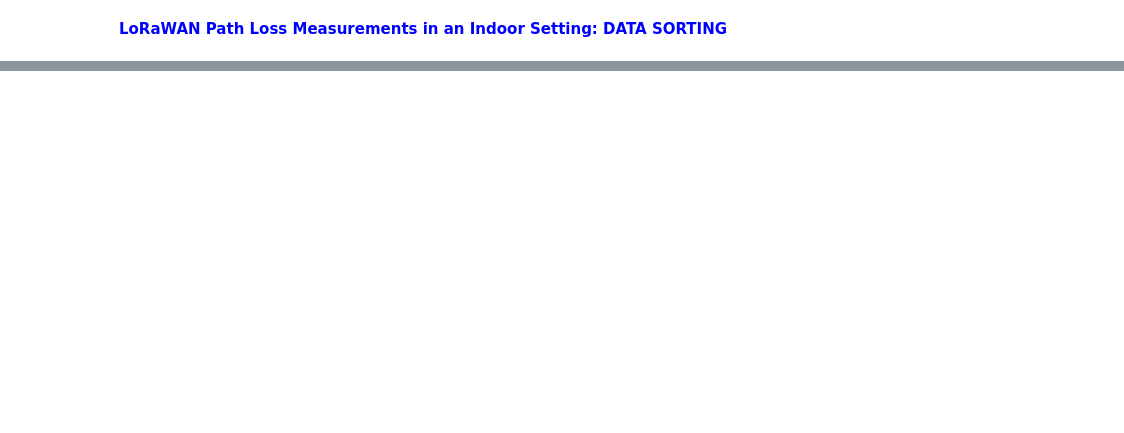
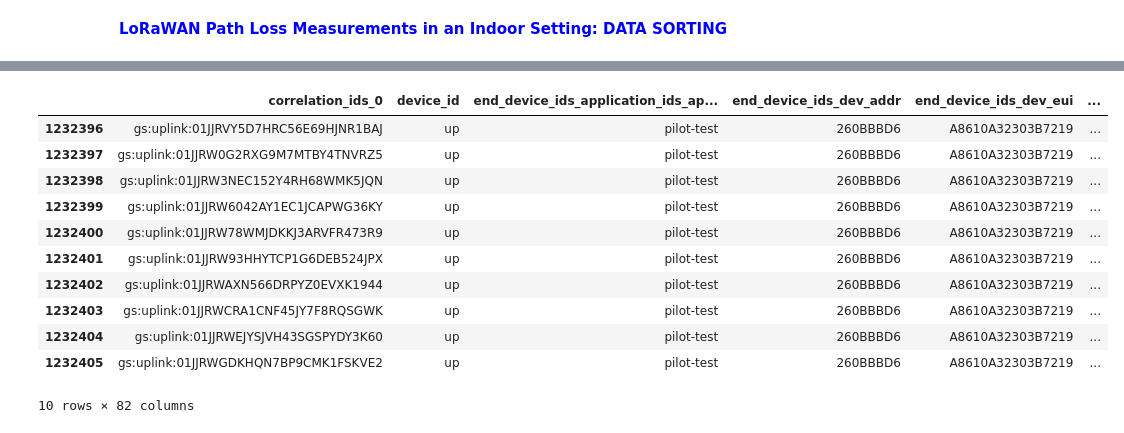
Before and after one commit to nahshonmokua/LoRaWAN-Indoor-Path-Loss-Modelling-with-MultiWall-Environment-Factors, a Jupyter notebook: Data_Sortation.ipynb, the cells around one changed output, grey strips where cells are left out. Drawn from its saved outputs; the diff is of its cells as text; code cells hidden in the pictures; blank space fills up the shorter version.

```diff
--- a/Data_Sortation.ipynb
+++ b/Data_Sortation.ipynb
@@ -251,0 +263,15 @@ memory usage: 647.7+ MB
+# %%
+df_dedup.tail(10)
+# %% [output]
+|  | correlation_ids_0 | device_id | end_device_ids_application_ids_ap... | end_device_ids_dev_addr | end_device_ids_dev_eui | ... |
+| 1232396 | gs:uplink:01JJRVY5D7HRC56E69HJNR1BAJ | up | pilot-test | 260BBBD6 | A8610A32303B7219 | ... |
+| 1232397 | gs:uplink:01JJRW0G2RXG9M7MTBY4TNVRZ5 | up | pilot-test | 260BBBD6 | A8610A32303B7219 | ... |
+| 1232398 | gs:uplink:01JJRW3NEC152Y4RH68WMK5JQN | up | pilot-test | 260BBBD6 | A8610A32303B7219 | ... |
+| 1232399 | gs:uplink:01JJRW6042AY1EC1JCAPWG36KY | up | pilot-test | 260BBBD6 | A8610A32303B7219 | ... |
+| 1232400 | gs:uplink:01JJRW78WMJDKKJ3ARVFR473R9 | up | pilot-test | 260BBBD6 | A8610A32303B7219 | ... |
+| 1232401 | gs:uplink:01JJRW93HHYTCP1G6DEB524JPX | up | pilot-test | 260BBBD6 | A8610A32303B7219 | ... |
+| 1232402 | gs:uplink:01JJRWAXN566DRPYZ0EVXK1944 | up | pilot-test | 260BBBD6 | A8610A32303B7219 | ... |
+| 1232403 | gs:uplink:01JJRWCRA1CNF45JY7F8RQSGWK | up | pilot-test | 260BBBD6 | A8610A32303B7219 | ... |
+| 1232404 | gs:uplink:01JJRWEJYSJVH43SGSPYDY3K60 | up | pilot-test | 260BBBD6 | A8610A32303B7219 | ... |
+| 1232405 | gs:uplink:01JJRWGDKHQN7BP9CMK1FSKVE2 | up | pilot-test | 260BBBD6 | A8610A32303B7219 | ... |
+10 rows × 82 columns
```
Also changed, not shown: parts of 10 cells of this notebook, 4 other files.
